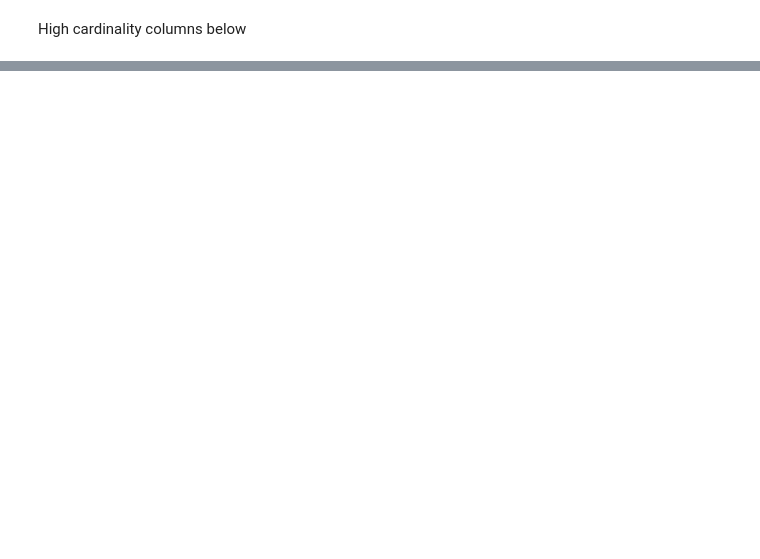
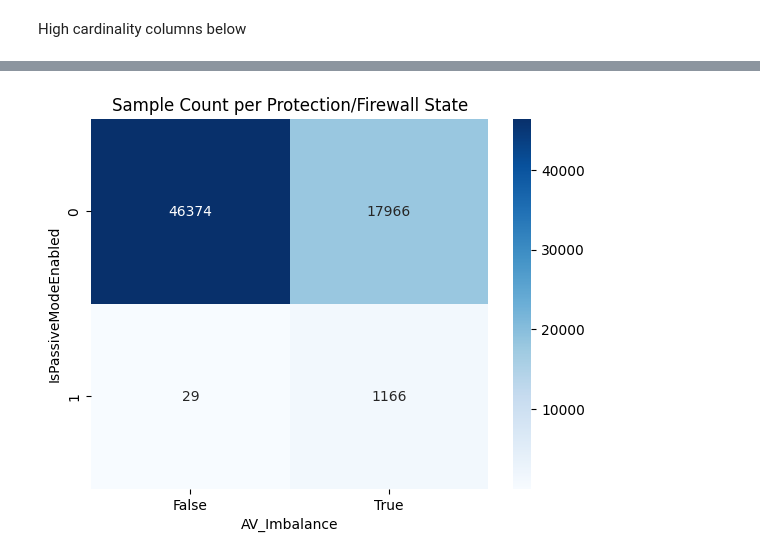
Before and after one commit to KavinKishoreI/System-Threat-Detector-, a Jupyter notebook: src/system_threat_prediction.ipynb, the cells around one changed output, grey strips where cells are left out. Drawn from its saved outputs; the diff is of its cells as text; code cells hidden in the pictures; blank space fills up the shorter version.

```diff
--- a/src/system_threat_prediction.ipynb
+++ b/src/system_threat_prediction.ipynb
@@ -585,0 +359,19 @@ print(not_affected_df['lastSignatureSince'].std())
+# %%
+counts = (
+    df_eda
+    .groupby(['IsPassiveModeEnabled', 'AV_Imbalance'])
+    .size()
+    .unstack()
+)
+
+sns.heatmap(
+    counts,
+    annot=True,
+    fmt="d",
+    cmap="Blues"
+)
+
+plt.title("Sample Count per Protection/Firewall State")
+plt.show()
+# %% [output]
+[figure, added]
```
Also changed, not shown: parts of 28 cells of this notebook, 14 other files.
